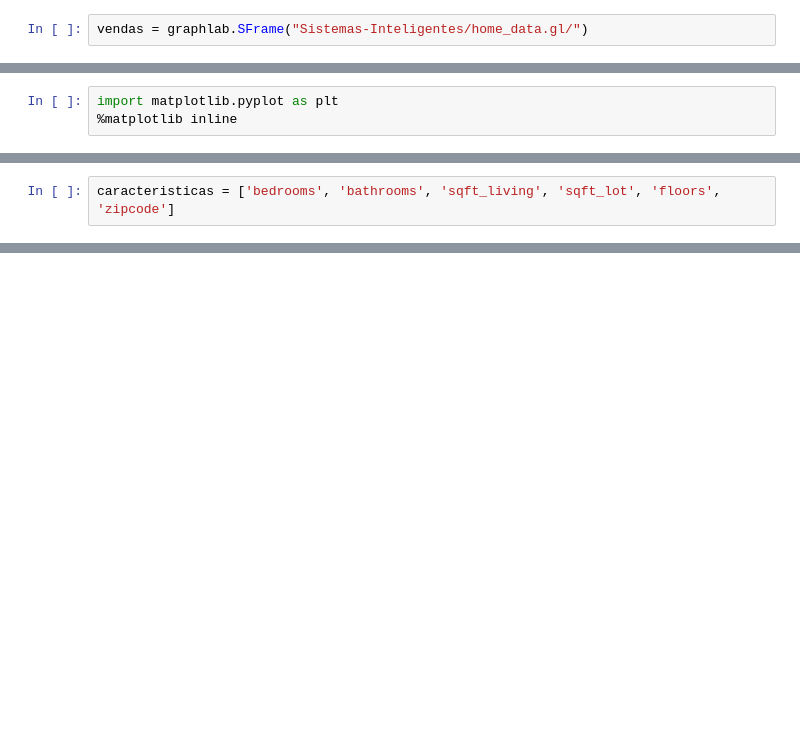
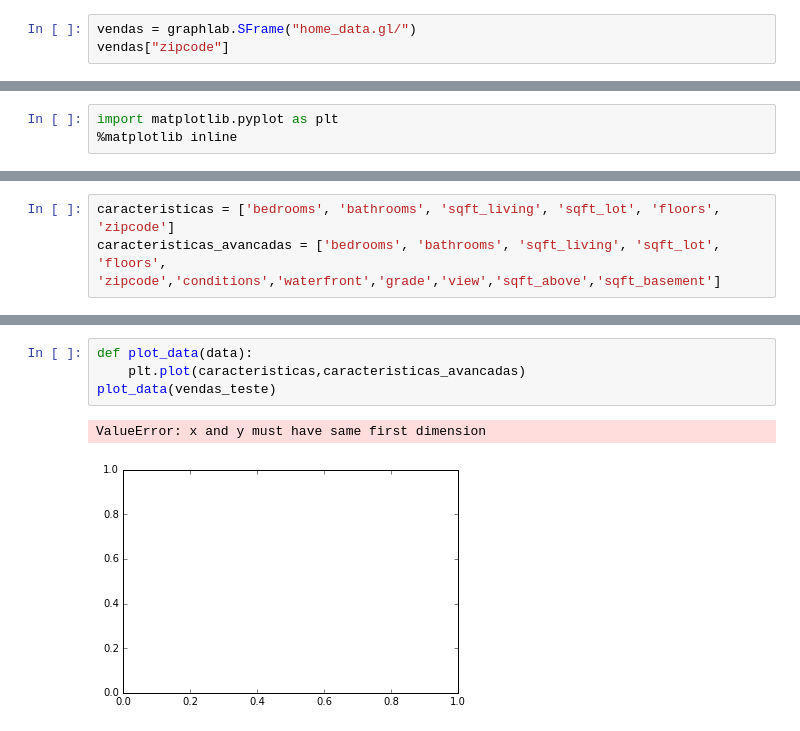
Before and after one commit to daviluis321/Sistemas-Inteligentes, a Jupyter notebook: pratica1/Naara/SI.nah.ipynb, the cells around one changed output, grey strips where cells are left out. Drawn from its saved outputs; the diff is of its cells as text; blank space fills up the shorter version.

```diff
--- a/pratica1/Naara/SI.nah.ipynb
+++ b/pratica1/Naara/SI.nah.ipynb
@@ -3,2 +8,3 @@ import graphlab
 # %%
-vendas = graphlab.SFrame("Sistemas-Inteligentes/home_data.gl/")
+vendas = graphlab.SFrame("home_data.gl/")
+vendas["zipcode"]
@@ -52,4 +97,5 @@ vendas_model.get('coefficients')
 # %%
 caracteristicas = ['bedrooms', 'bathrooms', 'sqft_living', 'sqft_lot', 'floors', 'zipcode']
+caracteristicas_avancadas = ['bedrooms', 'bathrooms', 'sqft_living', 'sqft_lot', 'floors', 'zipcode','conditions','waterfront','grade','view','sqft_above','sqft_basement']
 # %%
 vendas[caracteristicas].show()
@@ -81,0 +129,7 @@ print vendas_model_plus.evaluate(vendas_teste)
+# %%
+def plot_data(data):
+    plt.plot(caracteristicas,caracteristicas_avancadas)
+plot_data(vendas_teste)
+# %% [output]
+ValueError: x and y must have same first dimension
+[figure, added]
```
Also changed, not shown: parts of 17 cells of this notebook, 5 other files.
